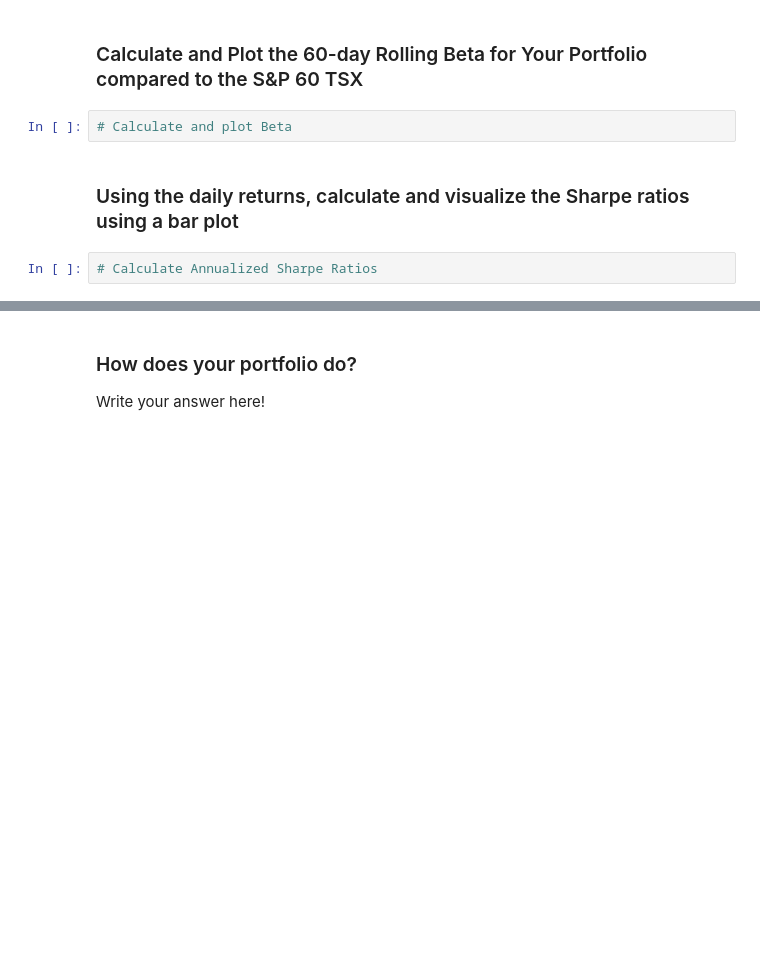
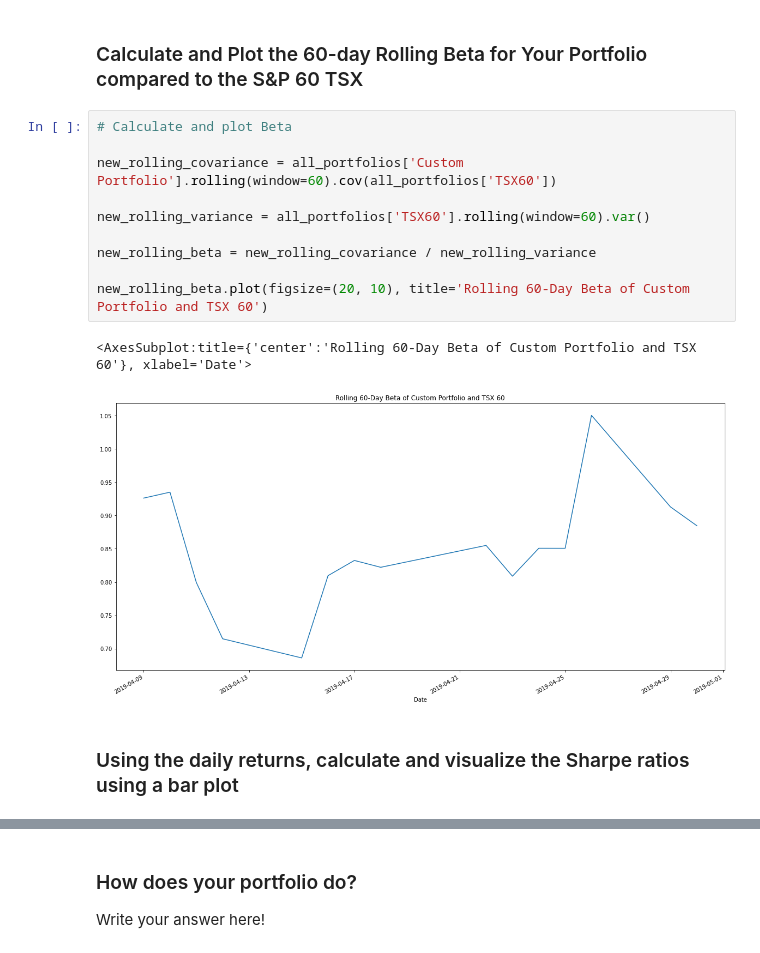
Before and after one commit to cjseeley7/Homework-Task-3, a Jupyter notebook: Week 3/Starter_Code/whale_analysis.ipynb, the cells around one changed output, grey strips where cells are left out. Drawn from its saved outputs; the diff is of its cells as text; blank space fills up the shorter version.

```diff
--- a/Week 3/Starter_Code/whale_analysis.ipynb
+++ b/Week 3/Starter_Code/whale_analysis.ipynb
@@ -727,8 +758,17 @@ dtype: int64
 # %% [markdown]
 ### Calculate and Plot the 60-day Rolling Beta for Your Portfolio compared to the S&P 60 TSX
-# %%
-# Calculate and plot Beta
+# %%
+# Calculate and plot Beta
+
+new_rolling_covariance = all_portfolios['Custom Portfolio'].rolling(window=60).cov(all_portfolios['TSX60'])
+
+new_rolling_variance = all_portfolios['TSX60'].rolling(window=60).var()
+
+new_rolling_beta = new_rolling_covariance / new_rolling_variance
+
+new_rolling_beta.plot(figsize=(20, 10), title='Rolling 60-Day Beta of Custom Portfolio and TSX 60')
+# %% [output]
+<AxesSubplot:title={'center':'Rolling 60-Day Beta of Custom Portfolio and TSX 60'}, xlabel='Date'>
+[figure, added]
 # %% [markdown]
 ### Using the daily returns, calculate and visualize the Sharpe ratios using a bar plot
-# %%
-# Calculate Annualized Sharpe Ratios
```
Also changed, not shown: parts of 10 cells of this notebook.
